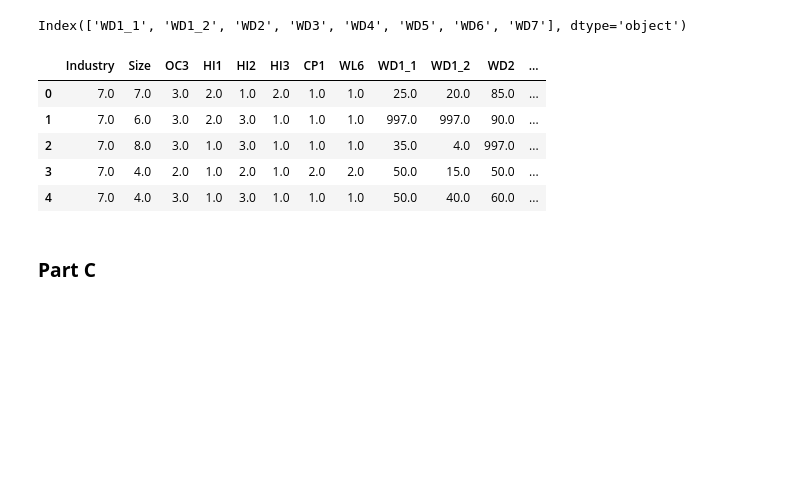
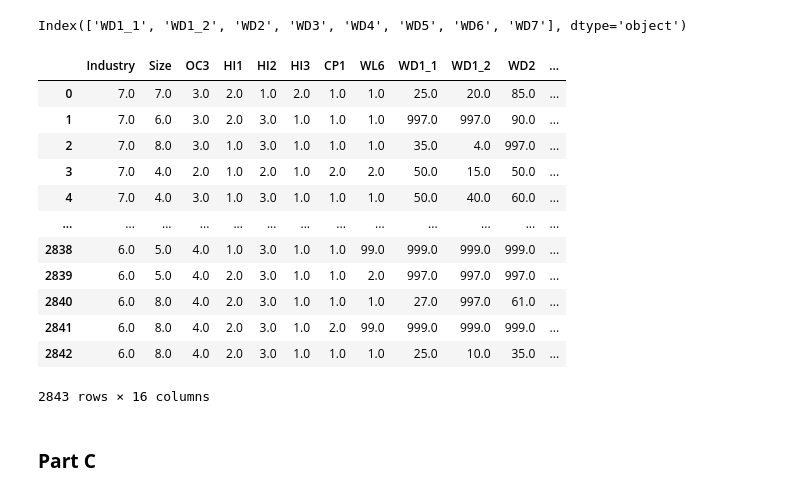
Before and after one commit to randa-ama/DS6001, a Jupyter notebook: labs/Lab8.ipynb, the cells around one changed output. Drawn from its saved outputs; the diff is of its cells as text; code cells hidden in the pictures; blank space fills up the shorter version.

```diff
--- a/labs/Lab8.ipynb
+++ b/labs/Lab8.ipynb
@@ -79,15 +81,22 @@ Index(['WD1_1', 'WD1_2', 'WD2', 'WD3', 'WD4', 'WD5', 'WD6', 'WD7'], dtype='objec
 # %%
 whpps = df[['Industry','Size','OC3','HI1','HI2','HI3','CP1',
             'WL6','WD1_1', 'WD1_2', 'WD2', 'WD3', 'WD4', 'WD5',
             'WD6', 'WD7']]
-whpps.head()
+whpps
 # %% [output]
 |  | Industry | Size | OC3 | HI1 | HI2 | HI3 | CP1 | WL6 | WD1_1 | WD1_2 | WD2 | ... |
 | 0 | 7.0 | 7.0 | 3.0 | 2.0 | 1.0 | 2.0 | 1.0 | 1.0 | 25.0 | 20.0 | 85.0 | ... |
 | 1 | 7.0 | 6.0 | 3.0 | 2.0 | 3.0 | 1.0 | 1.0 | 1.0 | 997.0 | 997.0 | 90.0 | ... |
 | 2 | 7.0 | 8.0 | 3.0 | 1.0 | 3.0 | 1.0 | 1.0 | 1.0 | 35.0 | 4.0 | 997.0 | ... |
 | 3 | 7.0 | 4.0 | 2.0 | 1.0 | 2.0 | 1.0 | 2.0 | 2.0 | 50.0 | 15.0 | 50.0 | ... |
 | 4 | 7.0 | 4.0 | 3.0 | 1.0 | 3.0 | 1.0 | 1.0 | 1.0 | 50.0 | 40.0 | 60.0 | ... |
+| ... | ... | ... | ... | ... | ... | ... | ... | ... | ... | ... | ... | ... |
+| 2838 | 6.0 | 5.0 | 4.0 | 1.0 | 3.0 | 1.0 | 1.0 | 99.0 | 999.0 | 999.0 | 999.0 | ... |
+| 2839 | 6.0 | 5.0 | 4.0 | 2.0 | 3.0 | 1.0 | 1.0 | 2.0 | 997.0 | 997.0 | 997.0 | ... |
+| 2840 | 6.0 | 8.0 | 4.0 | 2.0 | 3.0 | 1.0 | 1.0 | 1.0 | 27.0 | 997.0 | 61.0 | ... |
+| 2841 | 6.0 | 8.0 | 4.0 | 2.0 | 3.0 | 1.0 | 2.0 | 99.0 | 999.0 | 999.0 | 999.0 | ... |
+| 2842 | 6.0 | 8.0 | 4.0 | 2.0 | 3.0 | 1.0 | 1.0 | 1.0 | 25.0 | 10.0 | 35.0 | ... |
+2843 rows × 16 columns
 # %% [markdown]
 ### **Part C**
 # %%
```
Also changed, not shown: parts of 4 cells of this notebook.
